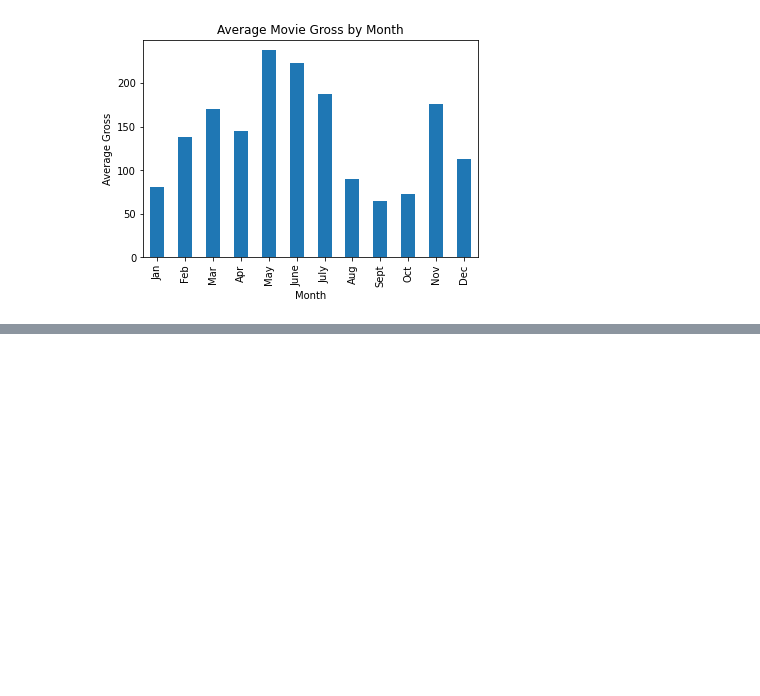
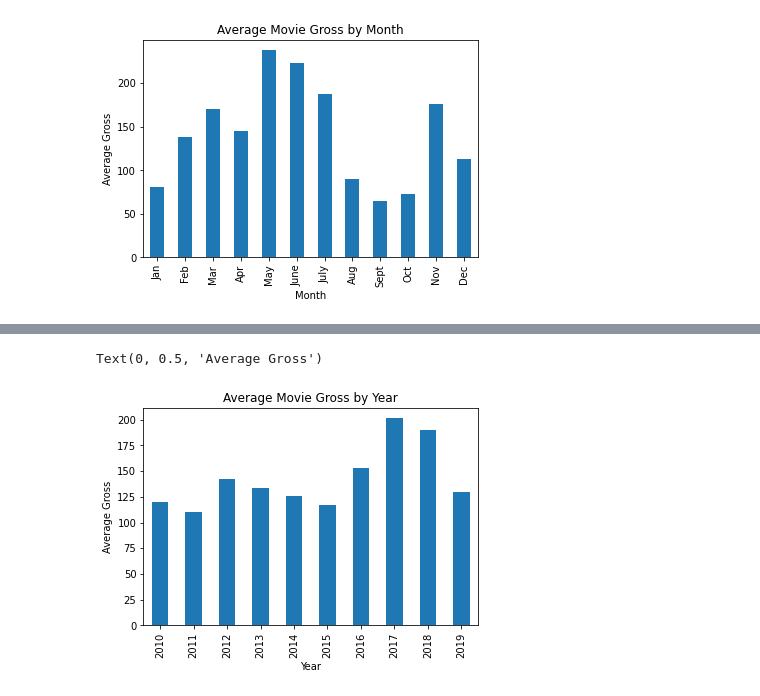
Before and after one commit to KenHoffman95/Movie-Box-Office-Predictor-, a Jupyter notebook: Data Cleaning and Feature Engineering.ipynb, the cells around one changed output, grey strips where cells are left out. Cells and saved outputs as stored; diff of their text form; code cells hidden in the pictures; blank space fills up the shorter version.

Commit message:
Add files via upload
created bar chart for average gross per movie by year

```diff
--- a/Data Cleaning and Feature Engineering.ipynb
+++ b/Data Cleaning and Feature Engineering.ipynb
@@ -505,0 +549,12 @@ chart.set_xticklabels(labels)
+# %%
+#remove the one observation from 2020 because of incomplete data
+df_movies = df_movies[df_movies['start_year'] != 2020]
+# %%
+#create bar chart to illustrate average gross per movie by month
+chart = df_movies['worldwide_gross_millions'].groupby(df_movies['start_year']).mean().plot(kind='bar')
+chart.set_title('Average Movie Gross by Year')
+chart.set_xlabel('Year')
+chart.set_ylabel('Average Gross')
+# %% [output]
+Text(0, 0.5, 'Average Gross')
+[figure, added]
```
Also changed, not shown: parts of 3 cells of this notebook.
